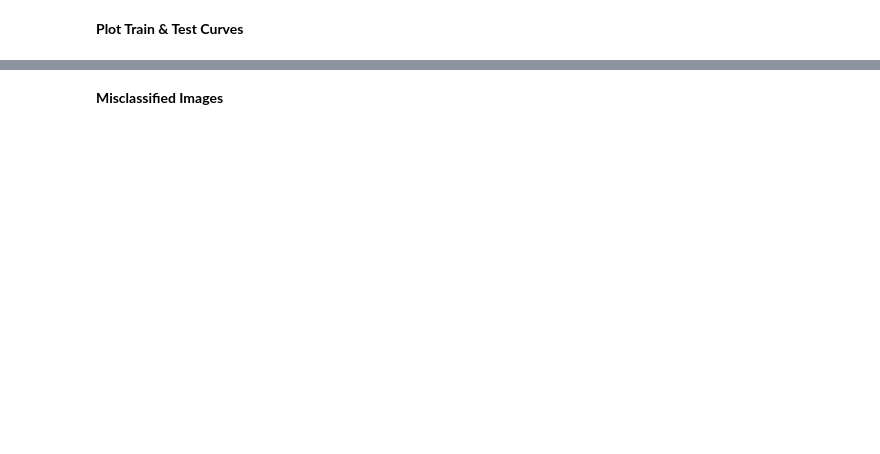
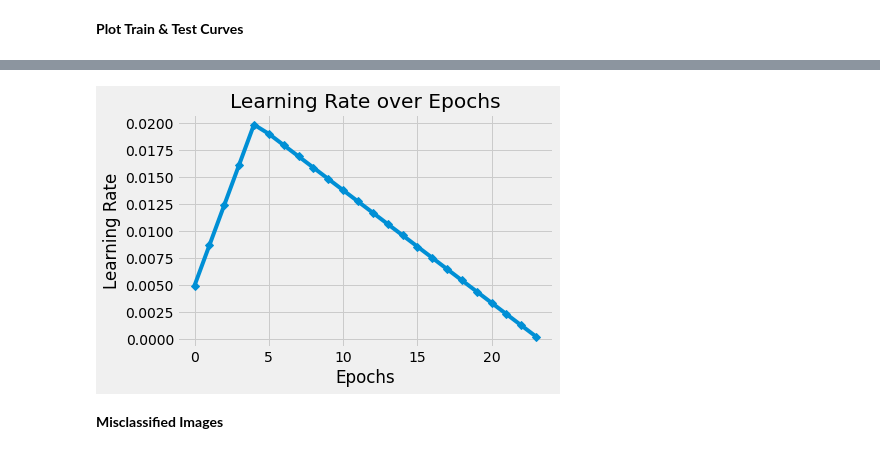
Before and after one commit to rohansh-tty/EVA4, a Jupyter notebook: S11/S11_Assignment.ipynb, the cells around one changed output, grey strips where cells are left out. Cells and saved outputs as stored; diff of their text form; code cells hidden in the pictures; blank space fills up the shorter version.

```diff
--- a/S11/S11_Assignment.ipynb
+++ b/S11/S11_Assignment.ipynb
@@ -260,3 +244,11 @@ plt.plot(learningRates)
+# %%
+with plt.style.context('fivethirtyeight'):
+  plt.plot(learningRates, '-D')
+  plt.xlabel('Epochs')
+  plt.ylabel('Learning Rate')
+  plt.title('Learning Rate over Epochs')
+# %% [output]
+[figure, added]
 # %% [markdown]
 **Misclassified Images**
 # %%
```
Also changed, not shown: parts of 16 cells of this notebook.
